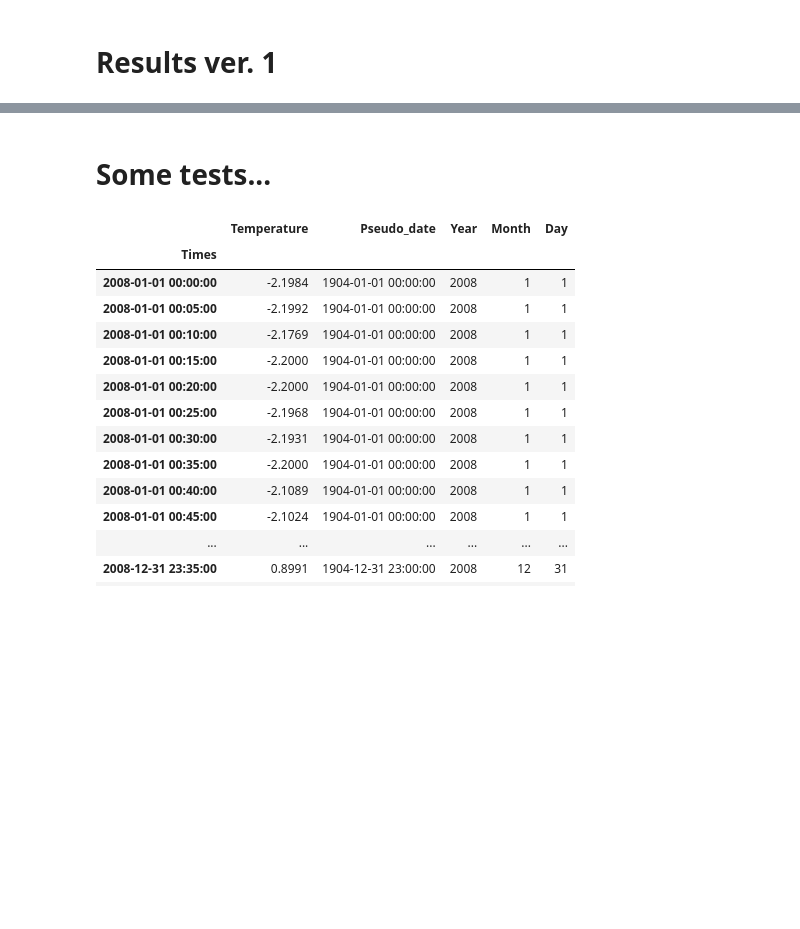
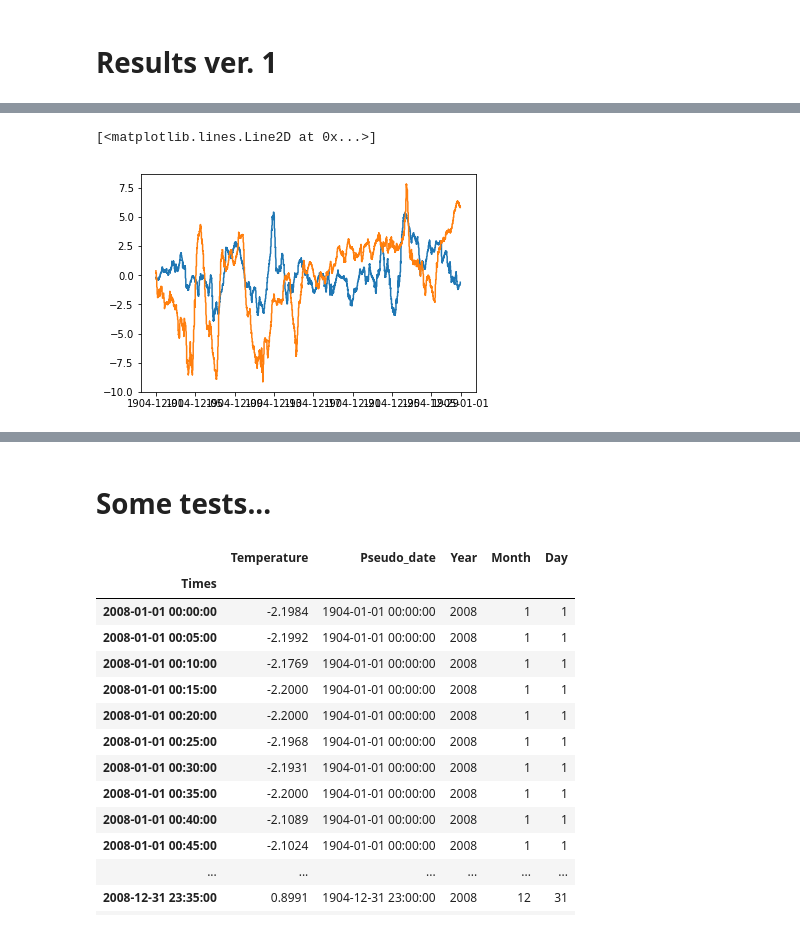
Before and after one commit to rkapp22/holidayplanner, a Jupyter notebook: holidayweather.ipynb, the cells around one changed output, grey strips where cells are left out. Cells and saved outputs as stored; diff of their text form; code cells hidden in the pictures; blank space fills up the shorter version.

```diff
--- a/holidayweather.ipynb
+++ b/holidayweather.ipynb
@@ -816,0 +776,9 @@ ValueError: Item wrong length 1 instead of 1971677.
+# %%
+kriteeria1=(data.Year==2017)&(data.Month==12)
+kriteeria2=(data.Year==2016)&(data.Month==12)
+# %%
+plt.plot(data[kriteeria1].Pseudo_date,data[kriteeria1].Temperature)
+plt.plot(data[kriteeria2].Pseudo_date,data[kriteeria2].Temperature)
+# %% [output]
+[<matplotlib.lines.Line2D at 0x...>]
+[figure, added]
```
Also changed, not shown: parts of 179 cells of this notebook.
